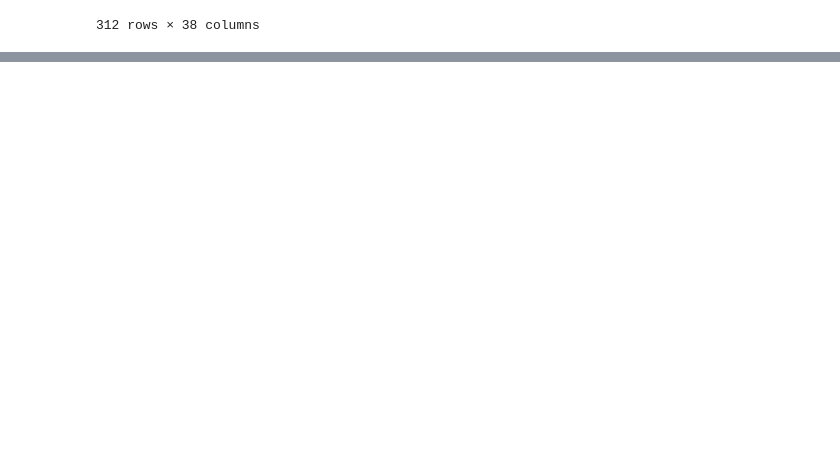
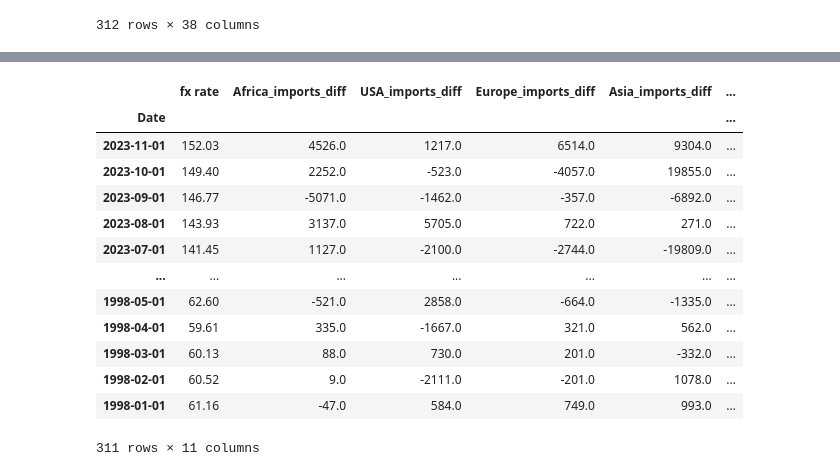
Before and after one commit to Lorraine254/TimeSeriesAnalysis1, a Jupyter notebook: Correlation and Causation.ipynb, the cells around one changed output, grey strips where cells are left out. Drawn from its saved outputs; the diff is of its cells as text; code cells hidden in the pictures; blank space fills up the shorter version.

```diff
--- a/Correlation and Causation.ipynb
+++ b/Correlation and Causation.ipynb
@@ -22,0 +92,8 @@ df
+# %%
+# Reorder columns if needed
+df = df[['Date', 'fx rate','Africa_imports','USA_imports','Europe_imports','Asia_imports','Other_World_imports','Africa_exports','USA_exports','Europe_exports','Asia_exports', 'Other_World_exports']]
+df
+
+# Setting the index as the date
+df=df.set_index('Date')
+df
@@ -22,0 +219,22 @@ df
+# %%
+# Filter out non-stationary columns from the data
+stationary_data = df.loc[:, ~df.columns.isin(non_stationary_columns)]
+
+# Dropping the null values from the stationary data
+stationary_data=stationary_data.dropna()
+stationary_data
+# %% [output]
+|  | fx rate | Africa_imports_diff | USA_imports_diff | Europe_imports_diff | Asia_imports_diff | ... |
+| Date |  |  |  |  |  | ... |
+| 2023-11-01 | 152.03 | 4526.0 | 1217.0 | 6514.0 | 9304.0 | ... |
+| 2023-10-01 | 149.40 | 2252.0 | -523.0 | -4057.0 | 19855.0 | ... |
+| 2023-09-01 | 146.77 | -5071.0 | -1462.0 | -357.0 | -6892.0 | ... |
+| 2023-08-01 | 143.93 | 3137.0 | 5705.0 | 722.0 | 271.0 | ... |
+| 2023-07-01 | 141.45 | 1127.0 | -2100.0 | -2744.0 | -19809.0 | ... |
+| ... | ... | ... | ... | ... | ... | ... |
+| 1998-05-01 | 62.60 | -521.0 | 2858.0 | -664.0 | -1335.0 | ... |
+| 1998-04-01 | 59.61 | 335.0 | -1667.0 | 321.0 | 562.0 | ... |
+| 1998-03-01 | 60.13 | 88.0 | 730.0 | 201.0 | -332.0 | ... |
+| 1998-02-01 | 60.52 | 9.0 | -2111.0 | -201.0 | 1078.0 | ... |
+| 1998-01-01 | 61.16 | -47.0 | 584.0 | 749.0 | 993.0 | ... |
+311 rows × 11 columns
```
Also changed, not shown: parts of 22 cells of this notebook, 2 other files.
